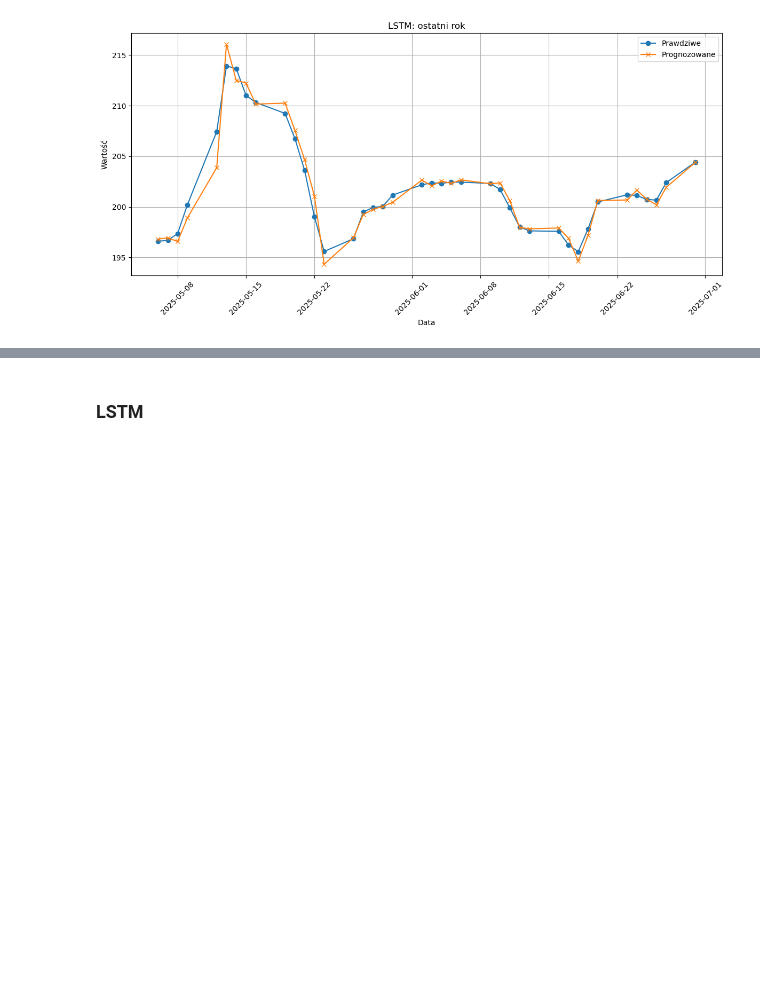
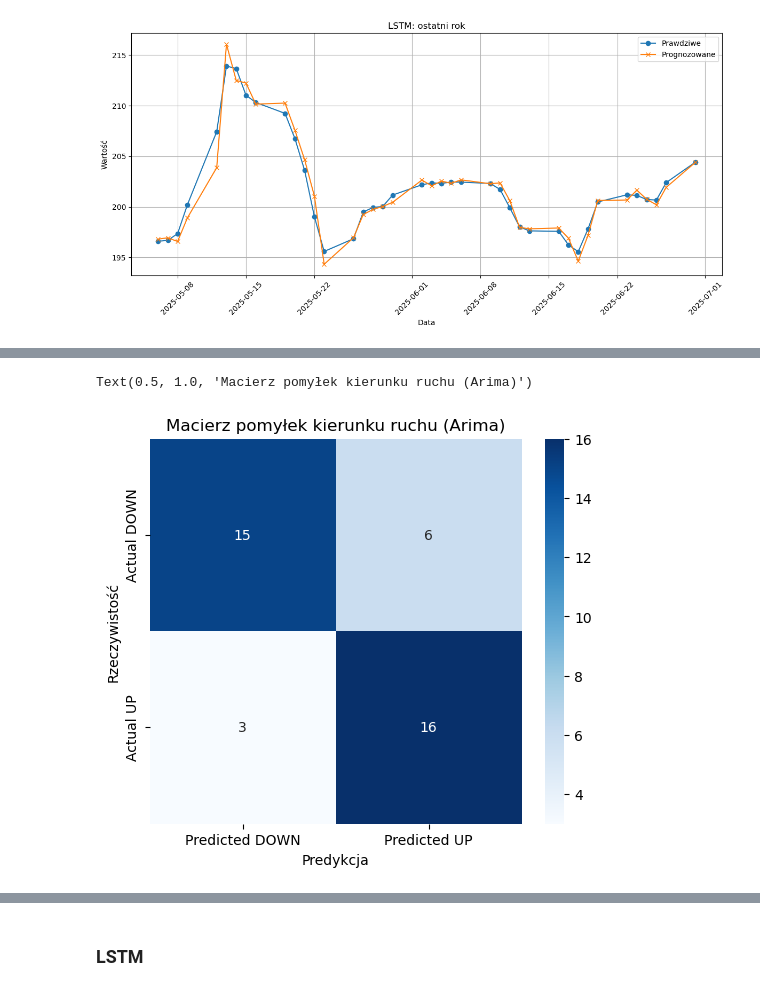
Before and after one commit to piotrekvs/stock-forecast, a Jupyter notebook: prediction_daily_ensamble.ipynb, the cells around one changed output, grey strips where cells are left out. Drawn from its saved outputs; the diff is of its cells as text; code cells hidden in the pictures; blank space fills up the shorter version.

```diff
--- a/prediction_daily_ensamble.ipynb
+++ b/prediction_daily_ensamble.ipynb
@@ -103,20 +125,3 @@ normalized_series.plot(label='Normalized time series close price')
 ## Prediction
 # %% [markdown]
 ### Arima
-# %%
-test_size = 160
-val_size = 500
-train_size = len(normalized_series) - val_size - test_size
-
-train, val, test = (
-    normalized_series[:train_size],
-    normalized_series[train_size:train_size + val_size],
-    normalized_series[-test_size:],
-)
-
-print(f"Train size: {len(train)}, Val size: {len(val)}, Test size: {len(test)}")
-
-scaler = Scalers()
-train_scaled = scaler.fit_scaler(train)
-val_scaled = scaler.transform(val)
-test_scaled = scaler.transform(test)
@@ -154,7 +157,7 @@ arima_forecast = model_arima.historical_forecasts(
     start=120,
 )
 # %%
-arima_forecast_unscaled = scaler.inverse_scaler(arima_forecast)
+arima_forecast_unscaled = scaler.inverse(arima_forecast)
 arima_forecast_inversed = normalizer.inverse_log_normalize(
         arima_forecast_unscaled
     )
@@ -177,3 +180,57 @@ plt.tight_layout()
 plt.show()
 # %% [output]
 [figure]
+# %%
+import numpy as np
+import pandas as pd
+import matplotlib.pyplot as plt
+import seaborn as sns
+from sklearn.metrics import (
+    confusion_matrix,
+    accuracy_score,
+    precision_score,
+    recall_score,
+    f1_score,
+)
+
+# 1. Kierunkowe etykiety: 1 = wzrost, 0 = spadek lub brak zmiany
+def direction_labels(values):
+    return np.where(np.diff(values, prepend=values[0]) >= 0, 1, 0)
+
+true_dir = direction_labels(t["denoised"].values)
+pred_dir = direction_labels(arima_f["close"].values)
+
+# 2. Oblicz metryki
+accuracy = accuracy_score(true_dir, pred_dir)
+precision_rise = precision_score(true_dir, pred_dir, pos_label=1)
+precision_fall = precision_score(true_dir, pred_dir, pos_label=0)
+recall = recall_score(true_dir, pred_dir)
+f1 = f1_score(true_dir, pred_dir)
+
+# 3. Macierz pomyłek
+cm = confusion_matrix(true_dir, pred_dir)
+cm_df = pd.DataFrame(cm, index=["Actual DOWN", "Actual UP"], columns=["Predicted DOWN", "Predicted UP"])
+
+# 4. Wyniki
+metrics = {
+    "Directional Accuracy": accuracy,
+    "Precision (Rise)": precision_rise,
+    "Precision (Fall)": precision_fall,
+    "Recall": recall,
+    "F1 Score": f1
+}
+metrics_df = pd.DataFrame(metrics, index=["Score"])
+
+print("Directional Movement Metrics")
+for metric, score in metrics.items():
+    print(f"{metric}: {score:.4f}")
+
+plt.figure(figsize=(6, 5))
+sns.heatmap(cm_df, annot=True, fmt='d', cmap="Blues", linewidths=0)
+plt.grid(False)
+plt.tight_layout
+
+plt.xlabel("Predykcja")
+plt.ylabel("Rzeczywistość")
+plt.title("Macierz pomyłek kierunku ruchu (Arima)")
+# %% [output]
@@ -179,0 +243,2 @@ plt.show()
+Text(0.5, 1.0, 'Macierz pomyłek kierunku ruchu (Arima)')
+[figure, added]
```
Also changed, not shown: parts of 14 cells of this notebook, 9 other files.
